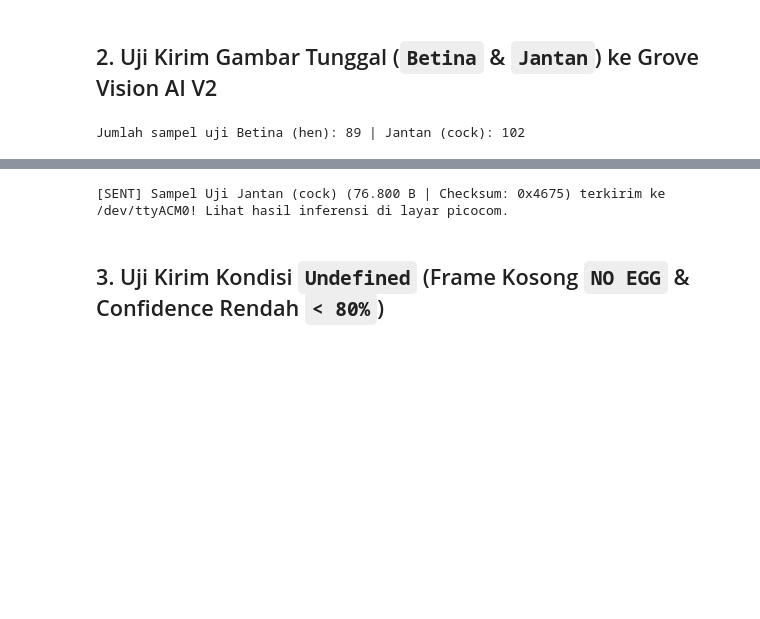
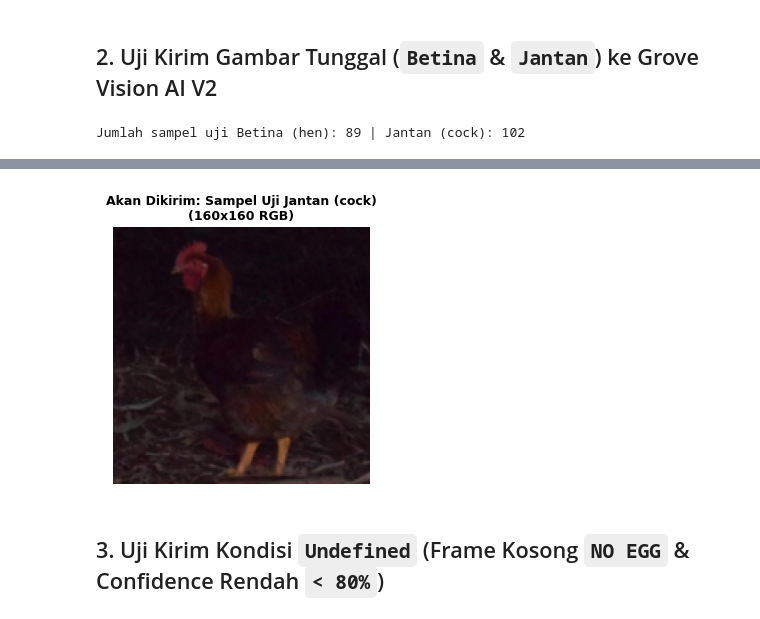
Before and after one commit to raisrmdhnar2/PP2, a Jupyter notebook: notebook/3_simulasi_hardware_grove_npu.ipynb, the cells around one changed output, grey strips where cells are left out. Cells and saved outputs as stored; diff of their text form; code cells hidden in the pictures; blank space fills up the shorter version.

```diff
--- a/notebook/3_simulasi_hardware_grove_npu.ipynb
+++ b/notebook/3_simulasi_hardware_grove_npu.ipynb
@@ -244,8 +253,8 @@ res_hen = send_image_to_grove_npu(hen_files[0], title_label="Sampel Uji Betina (
 # %%
 # 2. Uji Kirim Sampel Jantan (Class 1)
-res_cock = send_image_to_grove_npu(cock_files[0], title_label="Sampel Uji Jantan (cock)")
+res_cock = send_image_to_grove_npu(cock_files[3], title_label="Sampel Uji Jantan (cock)")
 # %% [output]
-[SENT] Sampel Uji Jantan (cock) (76.800 B | Checksum: 0x4675) terkirim ke /dev/ttyACM0! Lihat hasil inferensi di layar picocom.
+[figure, added]
 # %% [markdown]
 ## 3. Uji Kirim Kondisi `Undefined` (Frame Kosong `NO EGG` & Confidence Rendah `< 80%`)
 # %%
```
Also changed, not shown: parts of 4 cells of this notebook, 9 other files.
